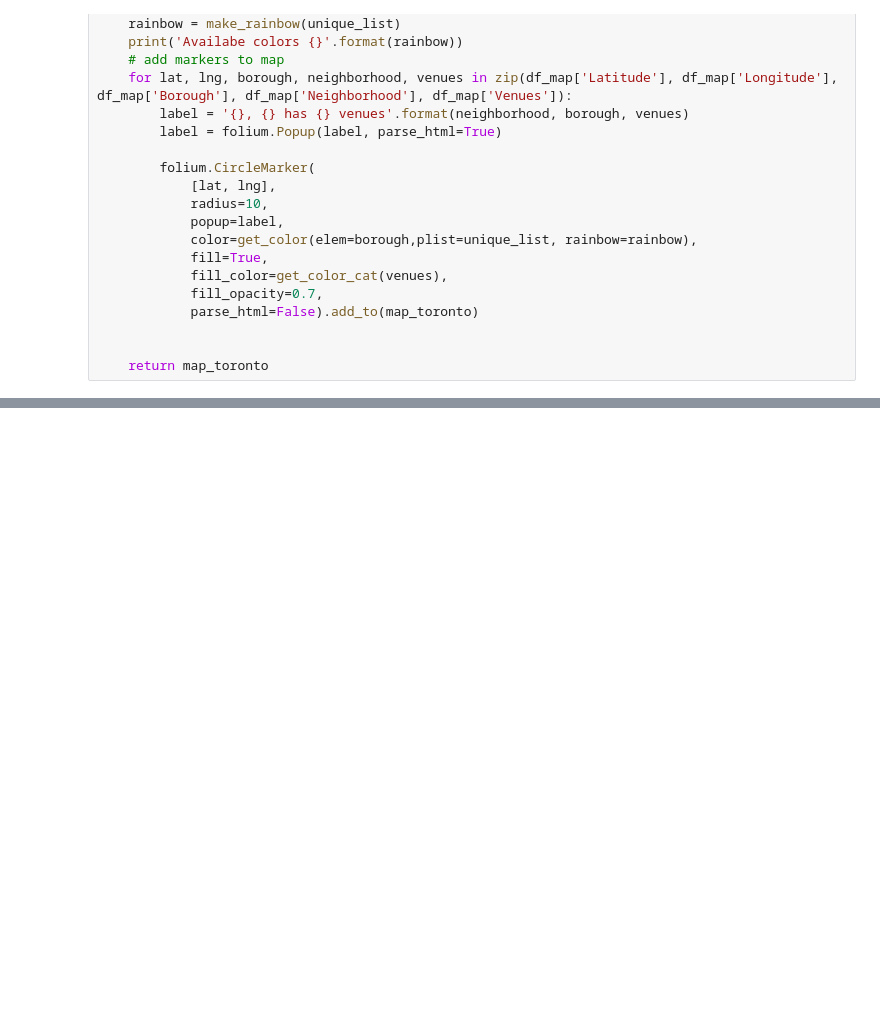
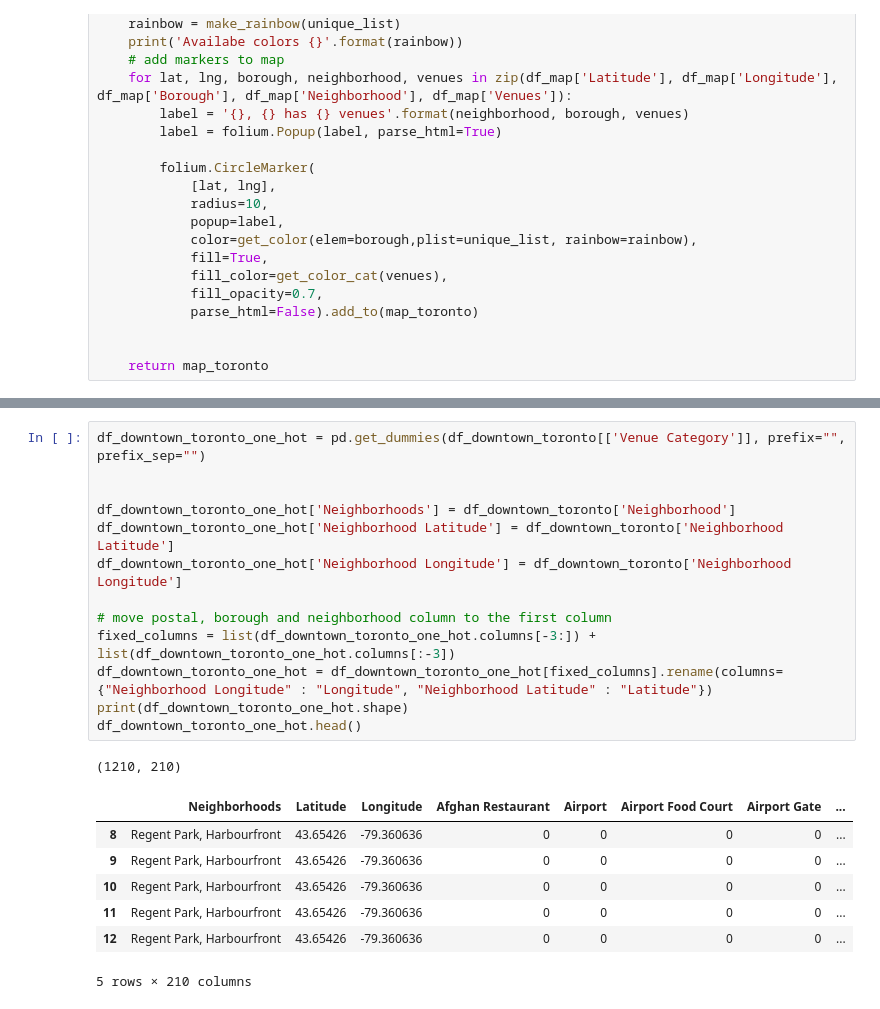
Before and after one commit to GuyVanTricht/Coursera_Capstone, a Jupyter notebook: Neighborhoods of Toronto.ipynb, the cells around one changed output, grey strips where cells are left out. Drawn from its saved outputs; the diff is of its cells as text; blank space fills up the shorter version.

```diff
--- a/Neighborhoods of Toronto.ipynb
+++ b/Neighborhoods of Toronto.ipynb
@@ -366,0 +344,22 @@ df =
+# %%
+df_downtown_toronto_one_hot = pd.get_dummies(df_downtown_toronto[['Venue Category']], prefix="", prefix_sep="")
+
+
+df_downtown_toronto_one_hot['Neighborhoods'] = df_downtown_toronto['Neighborhood']
+df_downtown_toronto_one_hot['Neighborhood Latitude'] = df_downtown_toronto['Neighborhood Latitude']
+df_downtown_toronto_one_hot['Neighborhood Longitude'] = df_downtown_toronto['Neighborhood Longitude']
+
+# move postal, borough and neighborhood column to the first column
+fixed_columns = list(df_downtown_toronto_one_hot.columns[-3:]) + list(df_downtown_toronto_one_hot.columns[:-3])
+df_downtown_toronto_one_hot = df_downtown_toronto_one_hot[fixed_columns].rename(columns={"Neighborhood Longitude" : "Longitude", "Neighborhood Latitude" : "Latitude"})
+print(df_downtown_toronto_one_hot.shape)
+df_downtown_toronto_one_hot.head()
+# %% [output]
+(1210, 210)
+|  | Neighborhoods | Latitude | Longitude | Afghan Restaurant | Airport | Airport Food Court | Airport Gate | ... |
+| 8 | Regent Park, Harbourfront | 43.65426 | -79.360636 | 0 | 0 | 0 | 0 | ... |
+| 9 | Regent Park, Harbourfront | 43.65426 | -79.360636 | 0 | 0 | 0 | 0 | ... |
+| 10 | Regent Park, Harbourfront | 43.65426 | -79.360636 | 0 | 0 | 0 | 0 | ... |
+| 11 | Regent Park, Harbourfront | 43.65426 | -79.360636 | 0 | 0 | 0 | 0 | ... |
+| 12 | Regent Park, Harbourfront | 43.65426 | -79.360636 | 0 | 0 | 0 | 0 | ... |
+5 rows × 210 columns
```
Also changed, not shown: parts of 14 cells of this notebook.
